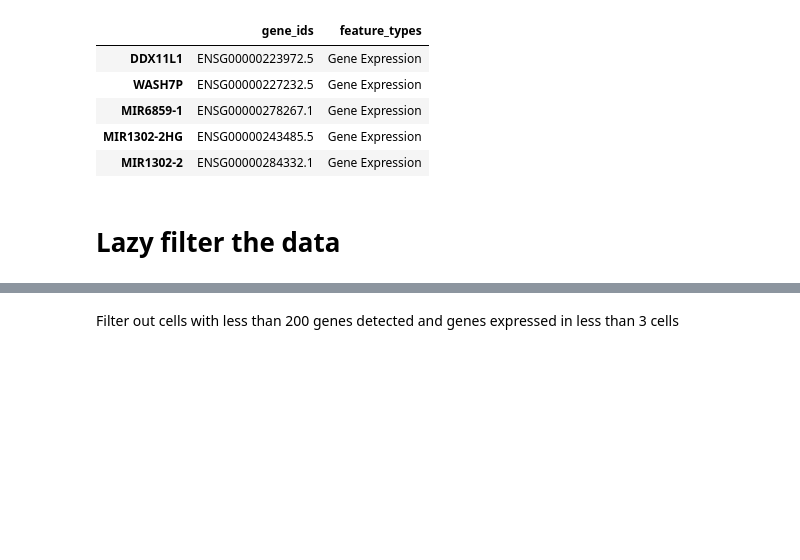
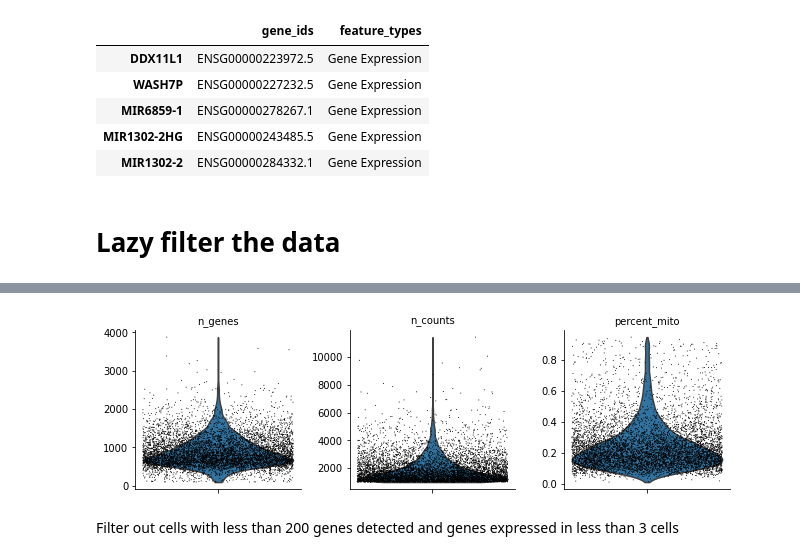
Before and after one commit to czbiohub-sf/tabula-sapiens, a Jupyter notebook: analysis-scripts/pilot2/TSP2-10X.ipynb, the cells around one changed output, grey strips where cells are left out. Cells and saved outputs as stored; diff of their text form; code cells hidden in the pictures; blank space fills up the shorter version.

```diff
--- a/analysis-scripts/pilot2/TSP2-10X.ipynb
+++ b/analysis-scripts/pilot2/TSP2-10X.ipynb
@@ -140,10 +534,12 @@ sc.pl.highest_expr_genes(adata, n_top=20)
 # %%
-mito_genes = adata.var_names.str.startswith('MT-')
-adata.obs['percent_mito'] = np.sum(
-    adata[:, mito_genes].X, axis=1).A1 / np.sum(adata.X, axis=1).A1
+mito_genes = kidney.var_names.str.startswith('MT-')
+kidney.obs['percent_mito'] = np.sum(
+    kidney[:, mito_genes].X, axis=1).A1 / np.sum(kidney.X, axis=1).A1
 # %%
-sc.pl.violin(adata, ['n_genes', 'n_counts', 'percent_mito'],
+sc.pl.violin(kidney, ['n_genes', 'n_counts', 'percent_mito'],
              jitter=0.4, multi_panel=True)
+# %% [output]
+[figure, added]
 # %% [markdown]
 Filter out cells with less than 200 genes detected and genes expressed in less than 3 cells
 # %%
```
Also changed, not shown: parts of 49 cells of this notebook, 3 other files.
